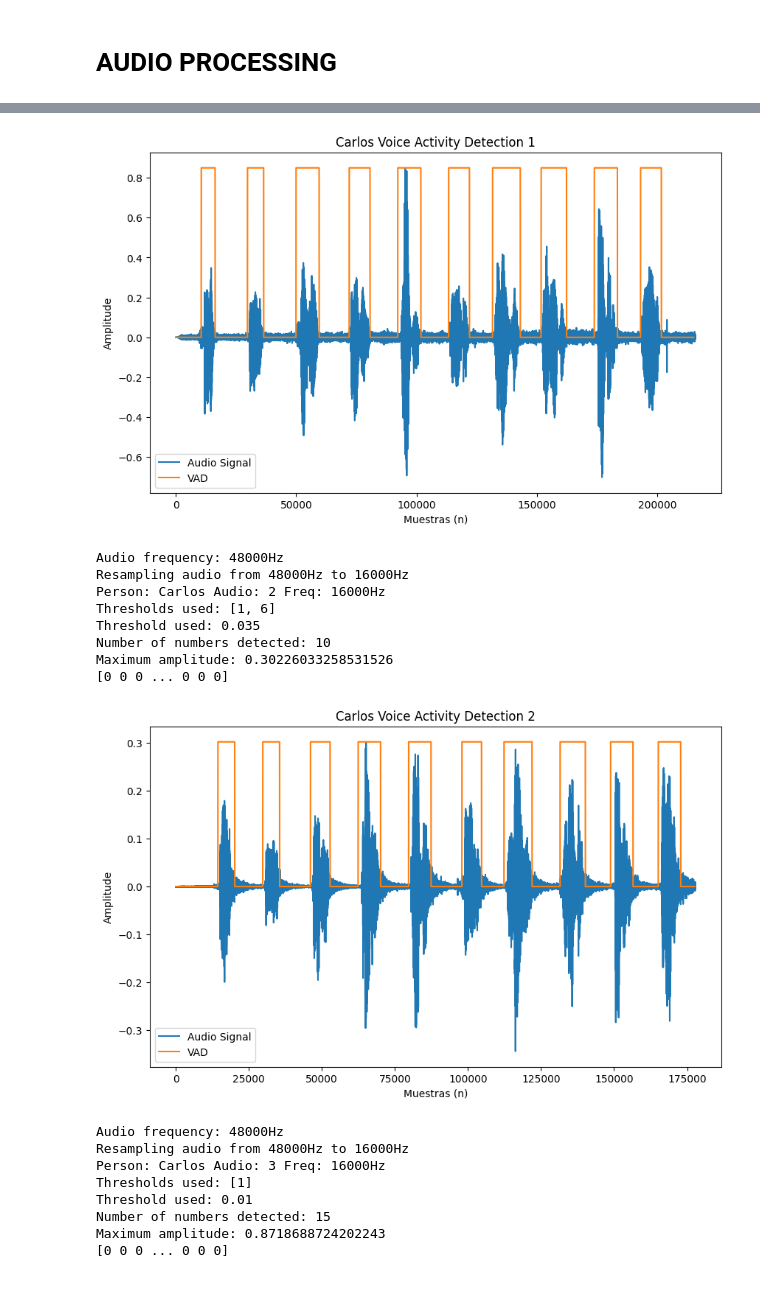
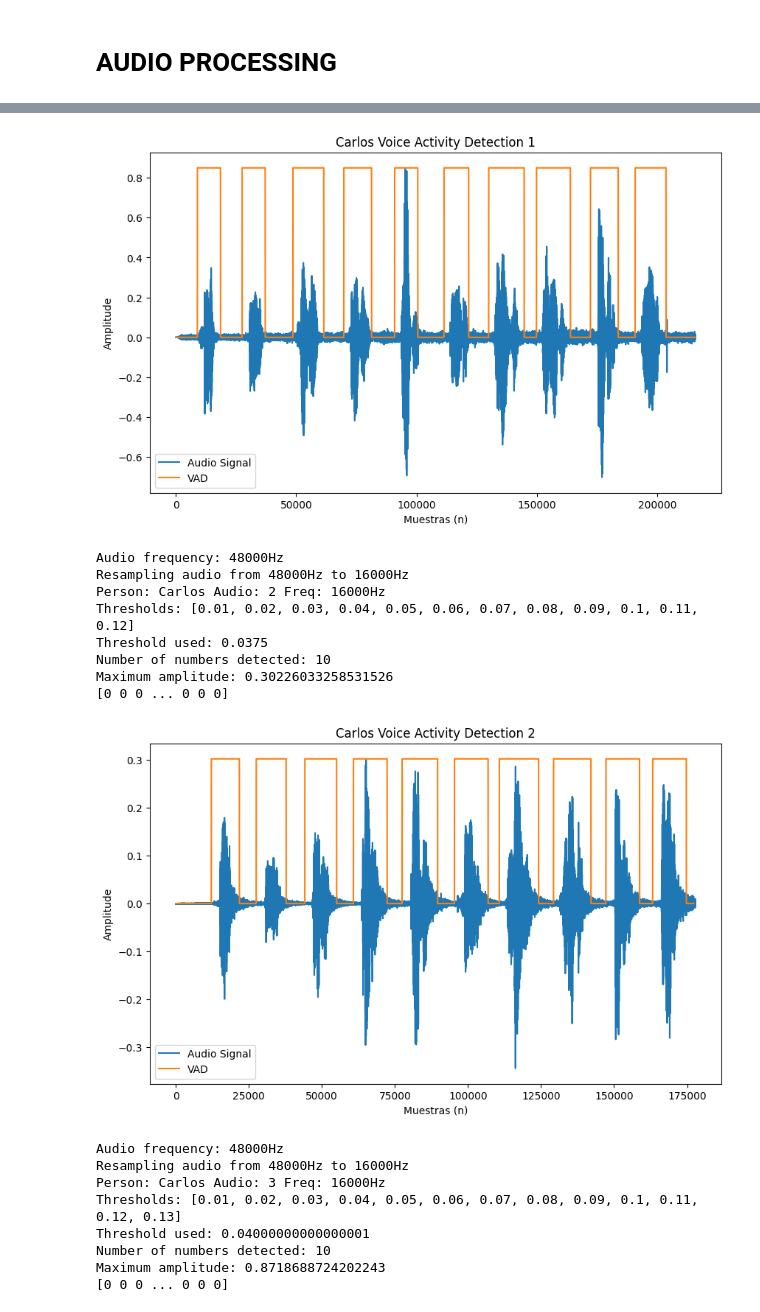
Before and after one commit to carlosedm10/college, a Jupyter notebook: TDS/Audio Prep/audio_prep.ipynb, the cells around one changed output, grey strips where cells are left out. Drawn from its saved outputs; the diff is of its cells as text; code cells hidden in the pictures.

Commit message:
Finished audio Prep

```diff
--- a/TDS/Audio Prep/audio_prep.ipynb
+++ b/TDS/Audio Prep/audio_prep.ipynb
@@ -18,8 +18,8 @@ from utils import (
     m4a_to_wav,
 )
 
-people = ("Carlos", "María", "Mamá")
-numbers = (
+PEOPLE = ("Carlos", "María", "Mamá", "Jorge")
+NUMBERS = (
     "cero",
     "uno",
     "dos",
@@ -34,20 +34,30 @@ numbers = (
 
 
 def _rename_final_audios():
-    for j, person in enumerate(people):
+    for j, person in enumerate(PEOPLE):
         for audio in range(1, 5):
             for i in range(0, 10):
                 print(
-                    f"Renaming {person}_{audio}_{i}.wav to {numbers[i]}_{j}_{audio}.wav"
+                    f"Renaming {person}_{audio}_{i}.wav to {NUMBERS[i]}_{j}_{audio}.wav"
                 )
                 os.rename(
                     f"/Users/carlosedm10/projects/college/TDS/Audio Prep/Final Audios/{person}_{audio}_{i}.wav",
-                    f"/Users/carlosedm10/projects/college/TDS/Audio Prep/Final Audios/{numbers[i]}_{j}_{audio}.wav",
+                    f"/Users/carlosedm10/projects/college/TDS/Audio Prep/Final Audios/{NUMBERS[i]}_{j+1}_{audio}.wav",
                 )
+
+
+def _delete_final_audios():
+    for j, person in enumerate(PEOPLE):
+        for audio in range(1, 5):
+            for i in range(0, 10):
+                print(f"Deleting {NUMBERS[i]}_{j+1}_{audio}.wav")
+                os.remove(
+                    f"/Users/carlosedm10/projects/college/TDS/Audio Prep/Final Audios/{NUMBERS[i]}_{j+1}_{audio}.wav",
+                )
 # %% [markdown]
 # AUDIO PROCESSING
 # %%
-for person in people:
+for person in PEOPLE:
     for audio in range(1, 5):
         m4a_path = f"/Users/carlosedm10/projects/college/TDS/Audio Prep/Original Audios/{person} {audio}.m4a"
         wav_path = f"/Users/carlosedm10/projects/college/TDS/Audio Prep/Original Audios/{person} {audio}.wav"
@@ -60,7 +70,7 @@ for person in people:
 
         voice = number_count_detector(
             audio_data,
-            freq,
+            target_freq * 2,
             window_size,
             window_overlap,
             count=10,
@@ -85,6 +95,7 @@ for person in people:
             f"/Users/carlosedm10/projects/college/TDS/Audio Prep/Final Audios/{person}_{audio}_",
         )
 _rename_final_audios()
+# _delete_final_audios()
 # %% [output]
 Audio frequency: 48000Hz
 Resampling audio from 48000Hz to 16000Hz
@@ -95,20 +106,20 @@ Number of numbers detected: 13
 Maximum amplitude: 0.8498981743218798
 [0 0 0 ... 0 0 0]
-[figure, old version]
+[figure, new version]
 Audio frequency: 48000Hz
 Resampling audio from 48000Hz to 16000Hz
 Person: Carlos Audio: 2 Freq: 16000Hz
-Thresholds used: [1, 6]
-Threshold used: 0.035
+Thresholds: [0.01, 0.02, 0.03, 0.04, 0.05, 0.06, 0.07, 0.08, 0.09, 0.1, 0.11, 0.12]
+Threshold used: 0.0375
 Number of numbers detected: 10
 Maximum amplitude: 0.30226033258531526
 [0 0 0 ... 0 0 0]
-[figure, old version]
+[figure, new version]
 Audio frequency: 48000Hz
 Resampling audio from 48000Hz to 16000Hz
 Person: Carlos Audio: 3 Freq: 16000Hz
-Thresholds used: [1]
-Threshold used: 0.01
-Number of numbers detected: 15
+Thresholds: [0.01, 0.02, 0.03, 0.04, 0.05, 0.06, 0.07, 0.08, 0.09, 0.1, 0.11, 0.12, 0.13]
+Threshold used: 0.04000000000000001
+Number of numbers detected: 10
 Maximum amplitude: 0.8718688724202243
 [0 0 0 ... 0 0 0]
```
Also changed, not shown: parts of 1 cell of this notebook, 13 other files.
